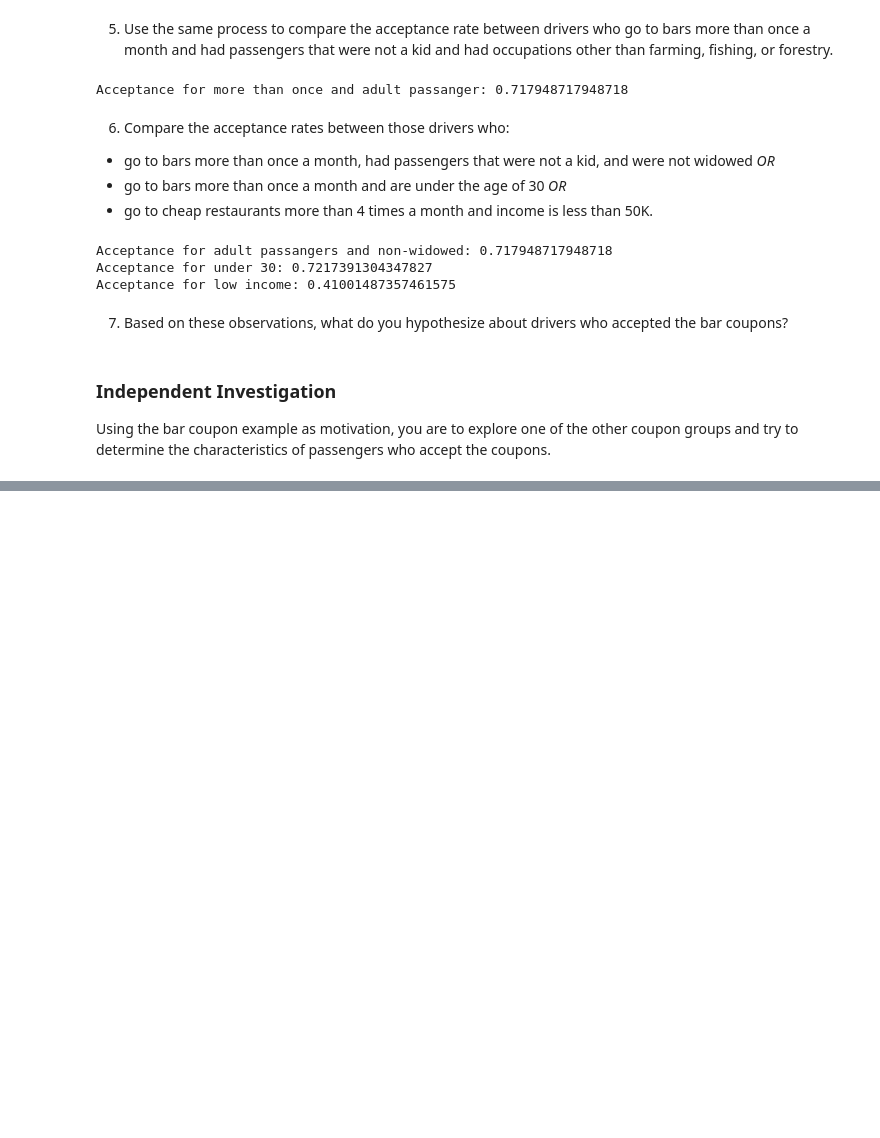
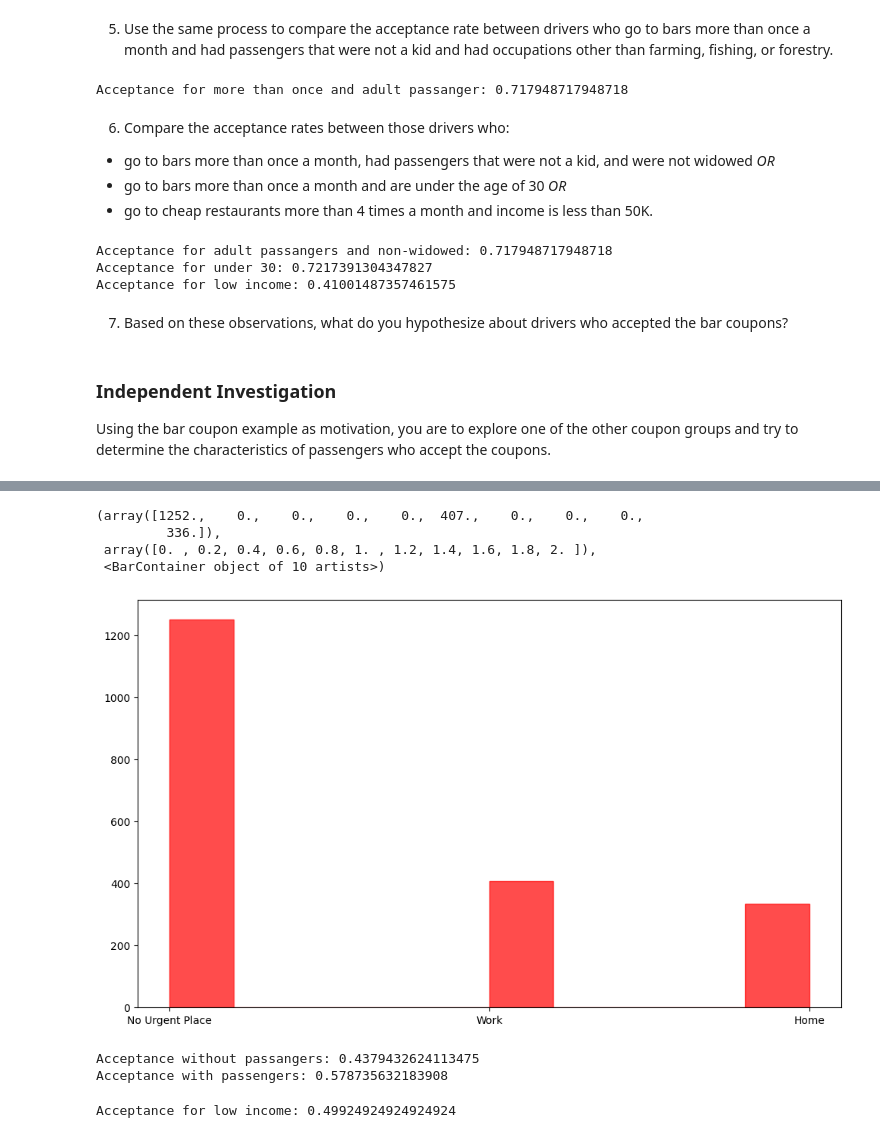
Before and after one commit to cmillsLA/ucb_module_5, a Jupyter notebook: prompt.ipynb, the cells around one changed output, grey strips where cells are left out. Cells and saved outputs as stored; diff of their text form; code cells hidden in the pictures; blank space fills up the shorter version.

```diff
--- a/prompt.ipynb
+++ b/prompt.ipynb
@@ -319,3 +321,31 @@ Acceptance for low income: 0.41001487357461575
 ### Independent Investigation
 
 Using the bar coupon example as motivation, you are to explore one of the other coupon groups and try to determine the characteristics of passengers who accept the coupons.
+# %%
+coffee_coupons = data[data['coupon'] == 'Coffee House']
+coffee_coupons.head(10)
+
+# Convert to 24h for visualization
+coffee_coupons = data[data['coupon'] == 'Coffee House'].copy()
+
+# Utility to convert AM / PM to 24h time
+def convert_time_to_24h(time_str):
+    if pd.isna(time_str):
+        return None
+    time_str = time_str.strip()
+    if 'AM' in time_str:
+        hour = int(time_str.replace('AM', ''))
+        return 0 if hour == 12 else hour
+    elif 'PM' in time_str:
+        hour = int(time_str.replace('PM', ''))
+        return 12 if hour == 12 else hour + 12
+    return None
+
+# Create new column with the 24h time
+coffee_coupons['time_24h'] = coffee_coupons['time'].apply(convert_time_to_24h)
+
+# Drop invalid
+coffee_coupons.dropna(subset=['time_24h'], inplace=True)
+
+# Filter accepted coupons
+coffee_coupons_accepted = coffee_coupons[coffee_coupons['Y'] == 1]
@@ -321,0 +386,43 @@ Using the bar coupon example as motivation, you are to explore one of the other
+# %%
+# Next Ill visutalize the destination of accepted coupons
+plt.figure(figsize=(12, 7))
+
+# Plot a histogram to show total coupons vs number of accepted coupons
+plt.hist(
+     coffee_coupons_accepted['destination'],
+    edgecolor='red',
+    color='red',
+    alpha=0.7,
+    label='Accepted Coffee Coupons'
+)
+# %% [output]
+(array([1252.,    0.,    0.,    0.,    0.,  407.,    0.,    0.,    0.,
+         336.]),
+ array([0. , 0.2, 0.4, 0.6, 0.8, 1. , 1.2, 1.4, 1.6, 1.8, 2. ]),
+ <BarContainer object of 10 artists>)
+[figure, added]
+# %%
+# Lets investigate number of passangers
+has_no_passangers = coffee_coupons[coffee_coupons['passanger'] == 'Alone']
+has_no_passangers_accepted = has_no_passangers[has_no_passangers['Y'] == 1]
+
+has_passangers = coffee_coupons[coffee_coupons['passanger'] != 'Alone']
+has_passangers_accepted = has_passangers[has_passangers['Y'] == 1]
+
+ratio_no_passangers = len(has_no_passangers_accepted) / len(has_no_passangers)
+ratio_passangers = len(has_passangers_accepted) / len(has_passangers)
+
+print(f"Acceptance without passangers: {ratio_no_passangers}")
+print(f"Acceptance with passengers: {ratio_passangers}")
+# %% [output]
+Acceptance without passangers: 0.4379432624113475
+Acceptance with passengers: 0.578735632183908
+# %%
+# Check for low income
+low_income_filter = coffee_coupons[(coffee_coupons['RestaurantLessThan20'] > 4) & coffee_coupons['income'] < 50000]
+
+low_income_filter_acceptance = low_income_filter['Y'].sum() / len(low_income_filter)
+
+print(f"Acceptance for low income: {low_income_filter_acceptance}")
+# %% [output]
+Acceptance for low income: 0.49924924924924924
```
Also changed, not shown: parts of 3 cells of this notebook.
